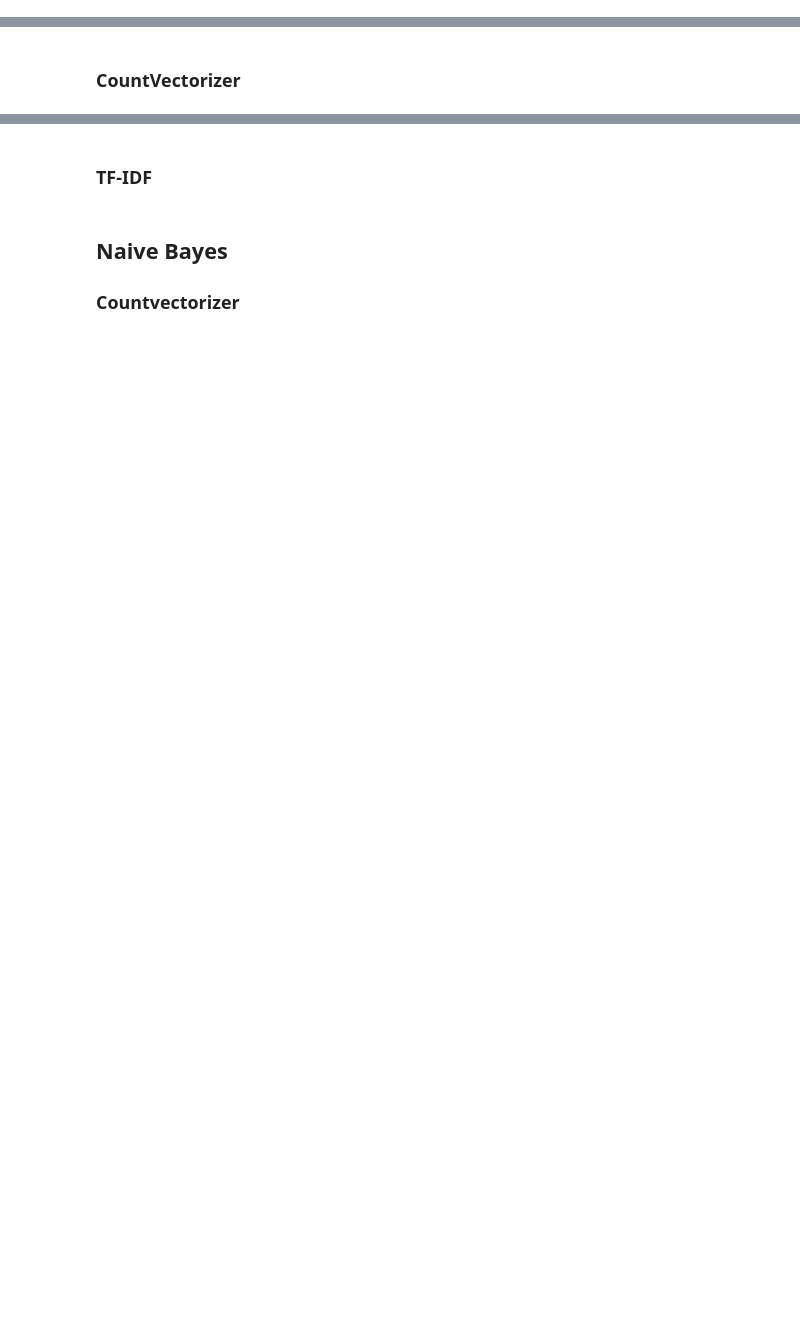
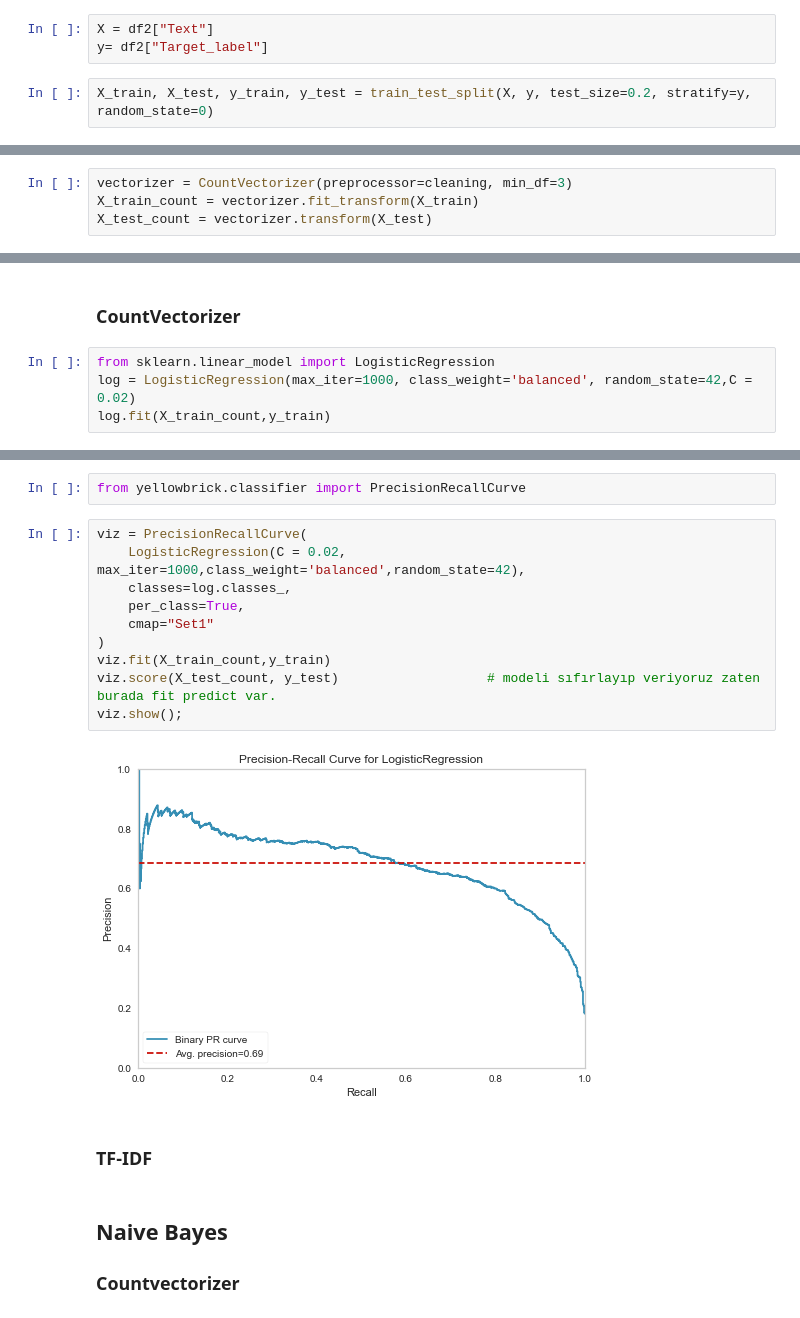
Before and after one commit to B-dogan/NLP-Sentiment-Analysis, a Jupyter notebook: NLP_Sentiment_Analysis_Project.ipynb, the cells around one changed output, grey strips where cells are left out. Cells and saved outputs as stored; diff of their text form; blank space fills up the shorter version.

```diff
--- a/NLP_Sentiment_Analysis_Project.ipynb
+++ b/NLP_Sentiment_Analysis_Project.ipynb
@@ -556,3 +558,8 @@ First we spliting the data into train and test sets:
+# %%
+X = df2["Text"]
+y= df2["Target_label"]
+# %%
+X_train, X_test, y_train, y_test = train_test_split(X, y, test_size=0.2, stratify=y, random_state=0)
 # %% [markdown]
 In the next step we create a numerical feature vector for each document:
 # %% [markdown]
@@ -559,0 +569,4 @@ In the next step we create a numerical feature vector for each document:
+# %%
+vectorizer = CountVectorizer(preprocessor=cleaning, min_df=3)
+X_train_count = vectorizer.fit_transform(X_train)
+X_test_count = vectorizer.transform(X_test)
@@ -564,2 +604,6 @@ In the next step we create a numerical feature vector for each document:
 # %% [markdown]
 ### CountVectorizer
+# %%
+from sklearn.linear_model import LogisticRegression
+log = LogisticRegression(max_iter=1000, class_weight='balanced', random_state=42,C = 0.02)
+log.fit(X_train_count,y_train)
@@ -566,3 +665,17 @@ In the next step we create a numerical feature vector for each document:
+# %%
+from yellowbrick.classifier import PrecisionRecallCurve
+# %%
+viz = PrecisionRecallCurve(
+    LogisticRegression(C = 0.02, max_iter=1000,class_weight='balanced',random_state=42),
+    classes=log.classes_,
+    per_class=True,
+    cmap="Set1"
+)
+viz.fit(X_train_count,y_train)
+viz.score(X_test_count, y_test)                   # modeli sıfırlayıp veriyoruz zaten burada fit predict var.
+viz.show();
+# %% [output]
+[figure, added]
 # %% [markdown]
 ### TF-IDF
 # %% [markdown]
```
Also changed, not shown: parts of 18 cells of this notebook.
